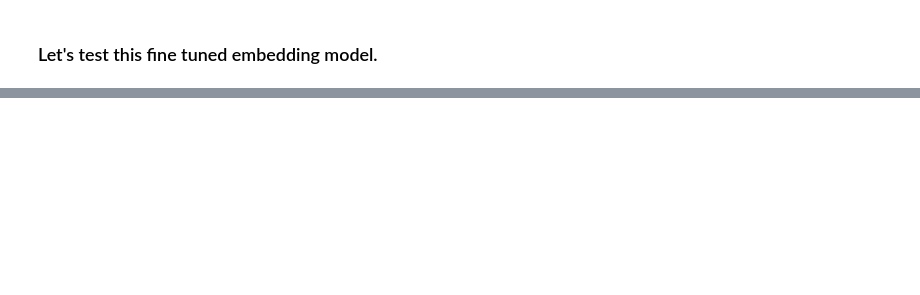
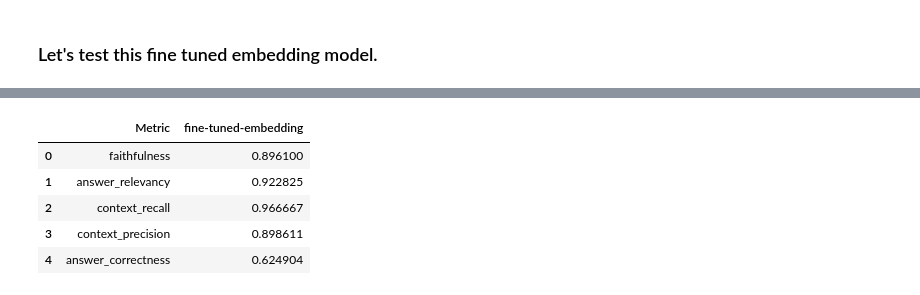
Before and after one commit to rgtlai/ai-policy-rag, a Jupyter notebook: src/sdg/Fine_TunedP2.ipynb, the cells around one changed output, grey strips where cells are left out. Drawn from its saved outputs; the diff is of its cells as text; code cells hidden in the pictures; blank space fills up the shorter version.

```diff
--- a/src/sdg/Fine_TunedP2.ipynb
+++ b/src/sdg/Fine_TunedP2.ipynb
@@ -26,0 +53,3 @@ Error:
+# %%
+test_questions = test_df["question"].values.tolist()
+test_groundtruths = test_df["ground_truth"].values.tolist()
@@ -26,0 +70,39 @@ Error:
+# %%
+from ragas import evaluate
+from ragas.metrics import (
+    faithfulness,
+    answer_relevancy,
+    answer_correctness,
+    context_recall,
+    context_precision,
+)
+
+metrics = [
+    faithfulness,
+    answer_relevancy,
+    context_recall,
+    context_precision,
+    answer_correctness,
+]
+# %%
+from datasets import Dataset
+
+response_dataset = Dataset.from_dict({
+    "question" : test_questions,
+    "answer" : answers,
+    "contexts" : contexts,
+    "ground_truth" : test_groundtruths
+})
+# %%
+results = evaluate(response_dataset, metrics)
+# %%
+import pandas as pd
+df_baseline = pd.DataFrame(list(results.items()), columns=['Metric', 'fine-tuned-embedding'])
+df_baseline
+# %% [output]
+|  | Metric | fine-tuned-embedding |
+| 0 | faithfulness | 0.896100 |
+| 1 | answer_relevancy | 0.922825 |
+| 2 | context_recall | 0.966667 |
+| 3 | context_precision | 0.898611 |
+| 4 | answer_correctness | 0.624904 |
```
Also changed, not shown: parts of 7 cells of this notebook, 14 other files.
